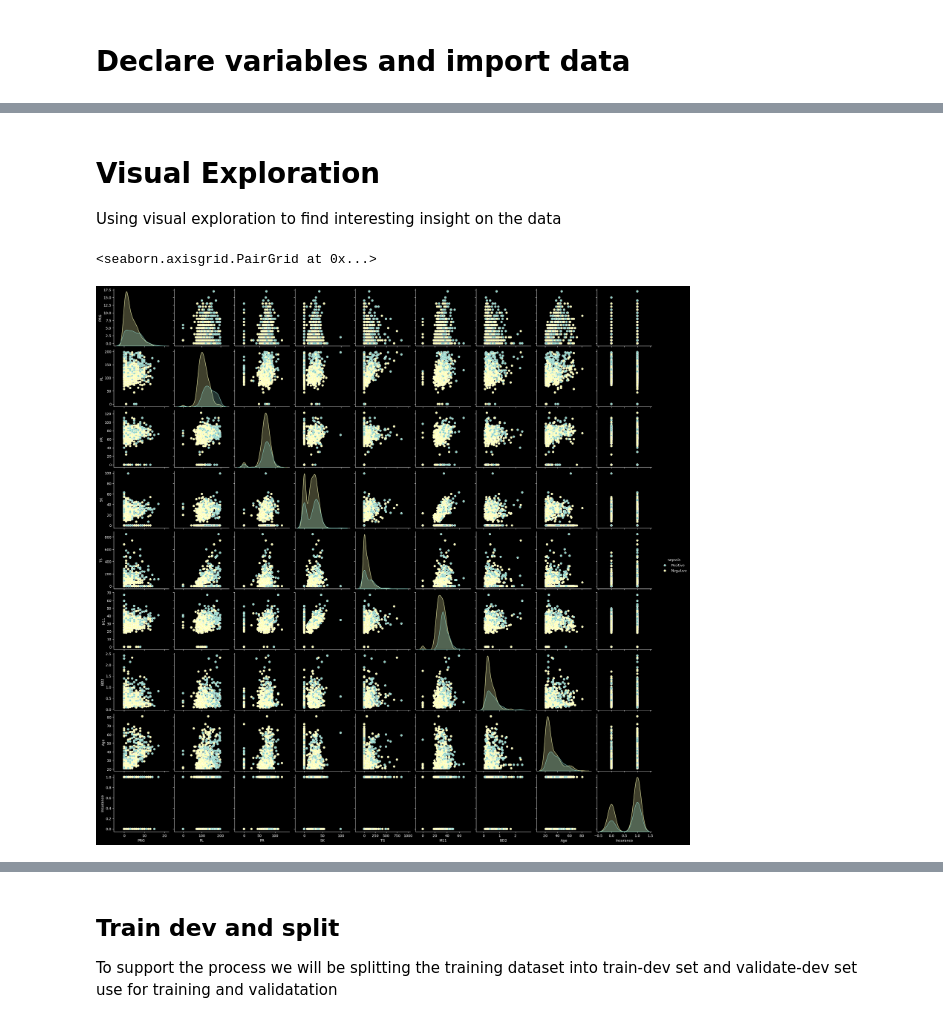
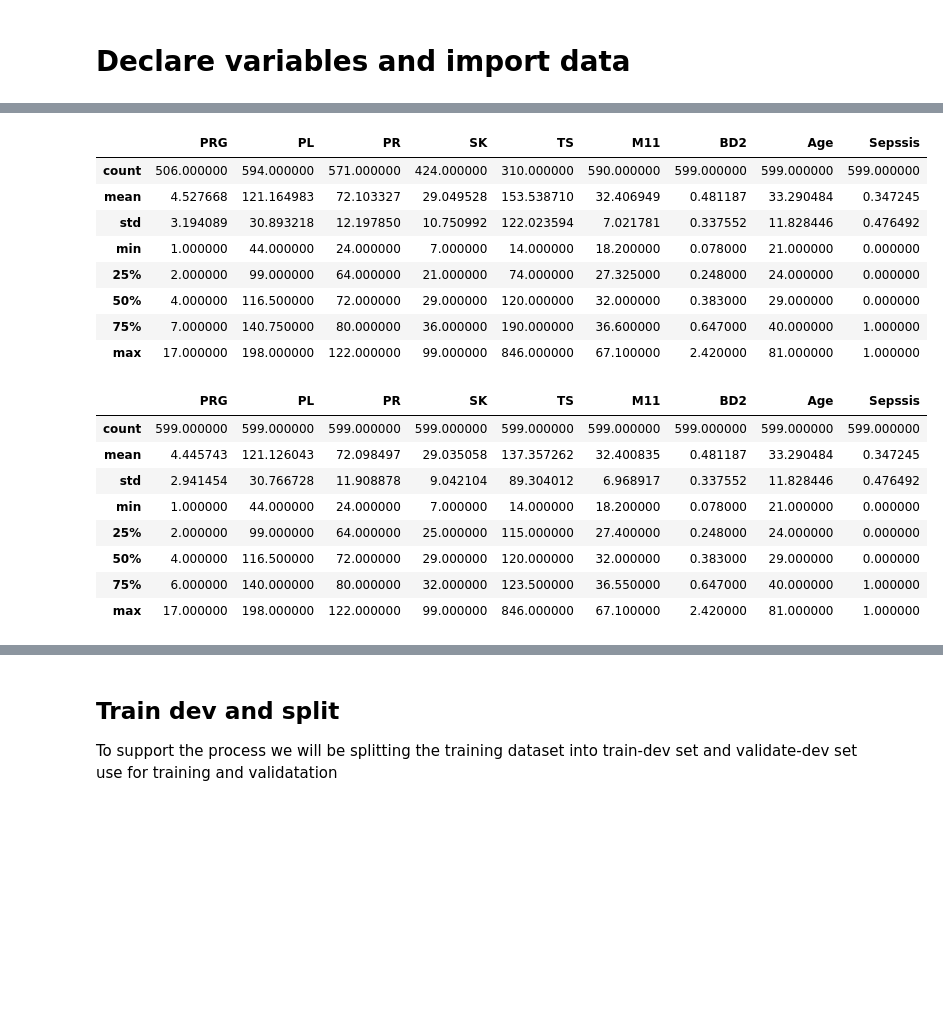
Before and after one commit to Rus268/ML_Assign1, a Jupyter notebook: 02_CODE_s3676330.ipynb, the cells around one changed output, grey strips where cells are left out. Saved outputs shown, nothing was run; the diff lists cells and outputs as text; code cells hidden in the pictures; blank space fills up the shorter version.

```diff
--- a/02_CODE_s3676330.ipynb
+++ b/02_CODE_s3676330.ipynb
@@ -88,13 +201,30 @@ Insurance    0
 Sepssis      0
 dtype: int64
-# %% [markdown]
-# Visual Exploration
-Using visual exploration to find interesting insight on the data
-# %%
-# Pairplot
-
-pairplt = train.drop('ID', axis = 1)
-sns.pairplot(pairplt, hue = 'Sepssis')
-# %% [output]
-<seaborn.axisgrid.PairGrid at 0x...>
-[figure, removed]
+# %%
+# Check the change in the data
+train.describe()
+# %% [output]
+|  | PRG | PL | PR | SK | TS | M11 | BD2 | Age | Sepssis |
+| count | 506.000000 | 594.000000 | 571.000000 | 424.000000 | 310.000000 | 590.000000 | 599.000000 | 599.000000 | 599.000000 |
+| mean | 4.527668 | 121.164983 | 72.103327 | 29.049528 | 153.538710 | 32.406949 | 0.481187 | 33.290484 | 0.347245 |
+| std | 3.194089 | 30.893218 | 12.197850 | 10.750992 | 122.023594 | 7.021781 | 0.337552 | 11.828446 | 0.476492 |
+| min | 1.000000 | 44.000000 | 24.000000 | 7.000000 | 14.000000 | 18.200000 | 0.078000 | 21.000000 | 0.000000 |
+| 25% | 2.000000 | 99.000000 | 64.000000 | 21.000000 | 74.000000 | 27.325000 | 0.248000 | 24.000000 | 0.000000 |
+| 50% | 4.000000 | 116.500000 | 72.000000 | 29.000000 | 120.000000 | 32.000000 | 0.383000 | 29.000000 | 0.000000 |
+| 75% | 7.000000 | 140.750000 | 80.000000 | 36.000000 | 190.000000 | 36.600000 | 0.647000 | 40.000000 | 1.000000 |
+| max | 17.000000 | 198.000000 | 122.000000 | 99.000000 | 846.000000 | 67.100000 | 2.420000 | 81.000000 | 1.000000 |
+# %%
+# Fill missing values with the median
+train.fillna(train.median(), inplace=True)
+# Review the shift in the data
+train.describe()
+# %% [output]
+|  | PRG | PL | PR | SK | TS | M11 | BD2 | Age | Sepssis |
+| count | 599.000000 | 599.000000 | 599.000000 | 599.000000 | 599.000000 | 599.000000 | 599.000000 | 599.000000 | 599.000000 |
+| mean | 4.445743 | 121.126043 | 72.098497 | 29.035058 | 137.357262 | 32.400835 | 0.481187 | 33.290484 | 0.347245 |
+| std | 2.941454 | 30.766728 | 11.908878 | 9.042104 | 89.304012 | 6.968917 | 0.337552 | 11.828446 | 0.476492 |
+| min | 1.000000 | 44.000000 | 24.000000 | 7.000000 | 14.000000 | 18.200000 | 0.078000 | 21.000000 | 0.000000 |
+| 25% | 2.000000 | 99.000000 | 64.000000 | 25.000000 | 115.000000 | 27.400000 | 0.248000 | 24.000000 | 0.000000 |
+| 50% | 4.000000 | 116.500000 | 72.000000 | 29.000000 | 120.000000 | 32.000000 | 0.383000 | 29.000000 | 0.000000 |
+| 75% | 6.000000 | 140.000000 | 80.000000 | 32.000000 | 123.500000 | 36.550000 | 0.647000 | 40.000000 | 1.000000 |
+| max | 17.000000 | 198.000000 | 122.000000 | 99.000000 | 846.000000 | 67.100000 | 2.420000 | 81.000000 | 1.000000 |
```
Also changed, not shown: parts of 44 cells of this notebook, 3 other files.
